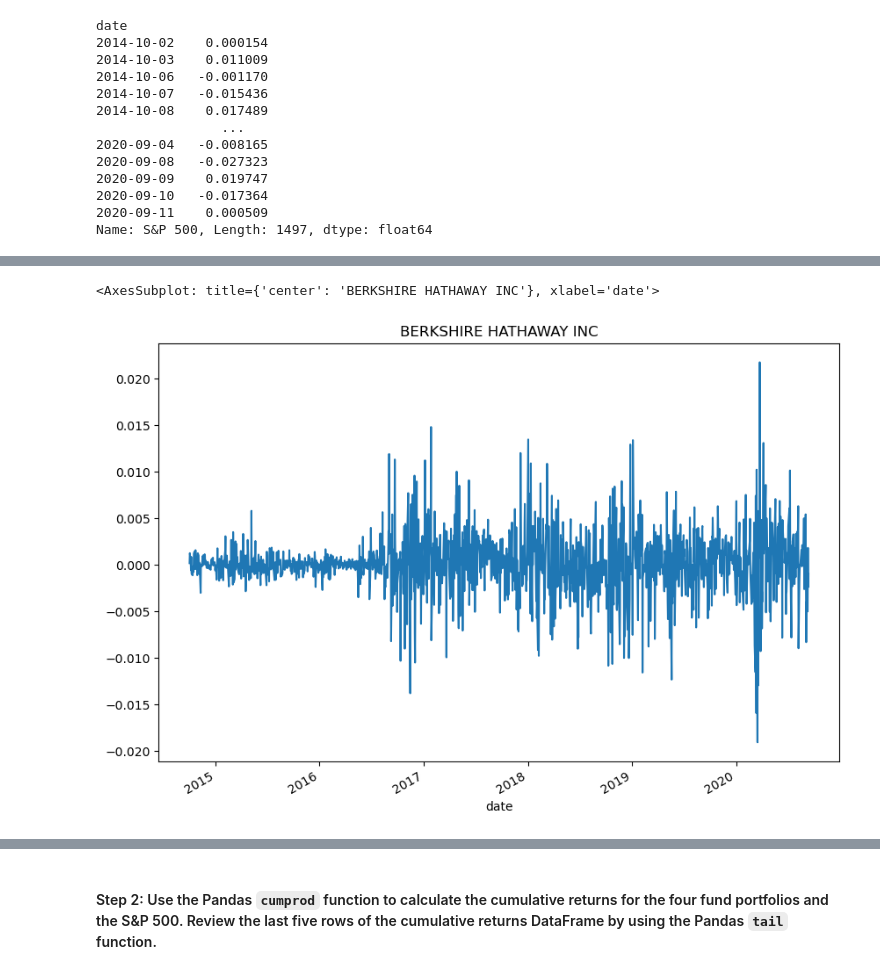
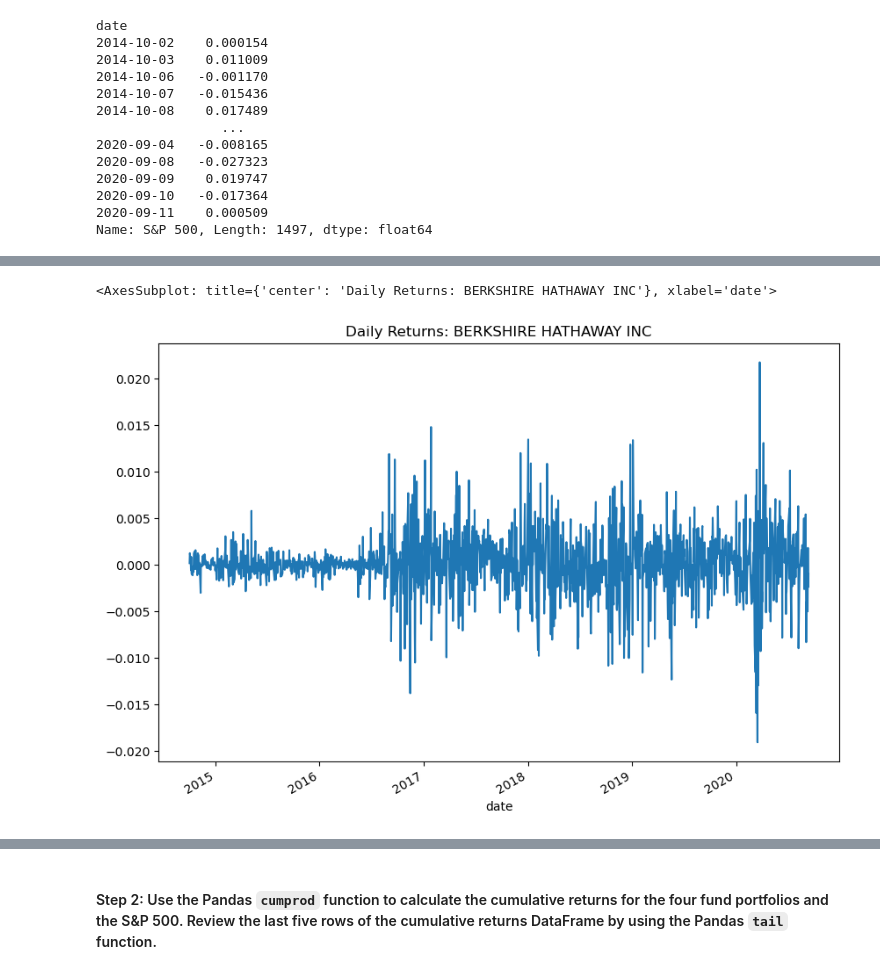
Before and after one commit to SkyRanger05/Module-Challenges, a Jupyter notebook: risk_return_analysis.ipynb, the cells around one changed output, grey strips where cells are left out. Drawn from its saved outputs; the diff is of its cells as text; code cells hidden in the pictures.

```diff
--- a/risk_return_analysis.ipynb
+++ b/risk_return_analysis.ipynb
@@ -290,11 +291,11 @@ tgm_df.plot(
 # %%
 bhi_df.plot(
     figsize=(10,7),
-    title="BERKSHIRE HATHAWAY INC"
+    title="Daily Returns: BERKSHIRE HATHAWAY INC"
 )
 # %% [output]
-<AxesSubplot: title={'center': 'BERKSHIRE HATHAWAY INC'}, xlabel='date'>
+<AxesSubplot: title={'center': 'Daily Returns: BERKSHIRE HATHAWAY INC'}, xlabel='date'>
-[figure, old version]
+[figure, new version]
 # %%
 sp500_df.plot(
     figsize=(10,7),
```
Also changed, not shown: parts of 26 cells of this notebook.
